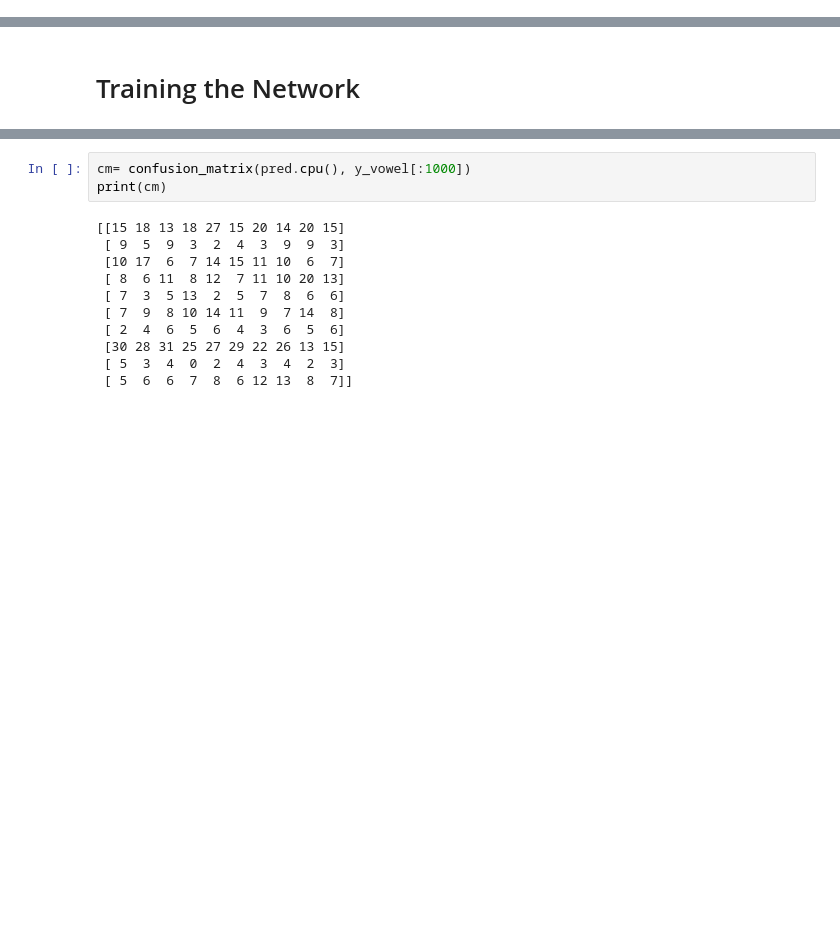
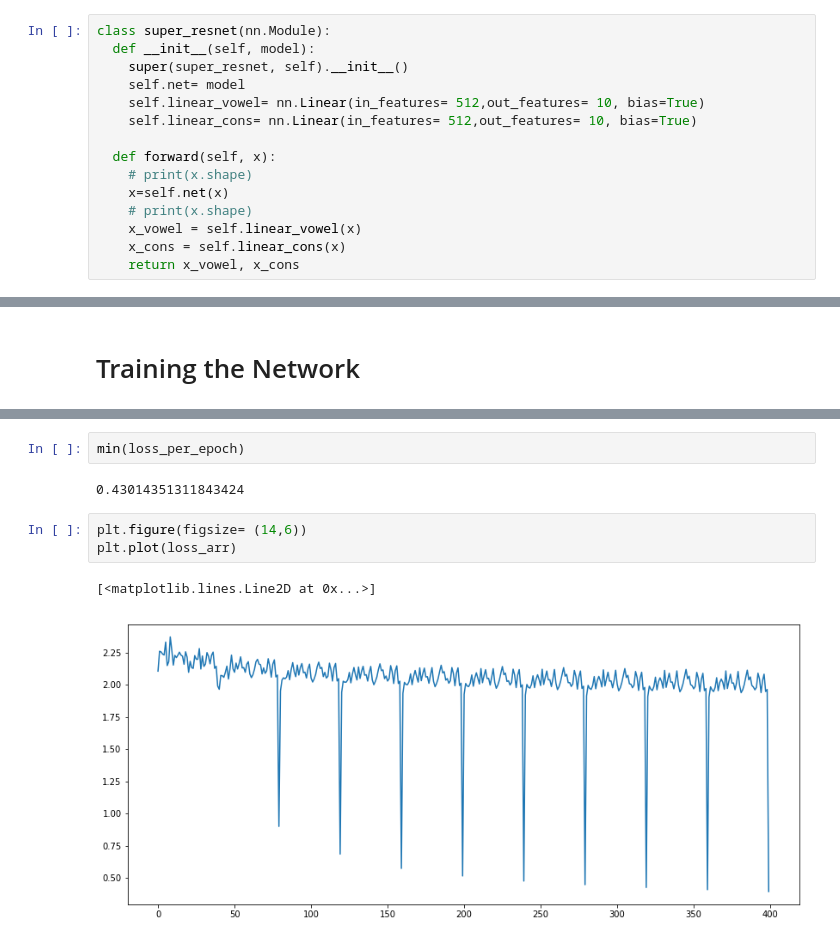
Before and after one commit to NavneetSajwan/Hindi-Vowel-Consonant-Classification, a Jupyter notebook: Hindi_Vowel_Consonant_Classification_data_preprocessing.ipynb, the cells around one changed output, grey strips where cells are left out. Cells and saved outputs as stored; diff of their text form; blank space fills up the shorter version.

```diff
--- a/Hindi_Vowel_Consonant_Classification_data_preprocessing.ipynb
+++ b/Hindi_Vowel_Consonant_Classification_data_preprocessing.ipynb
@@ -263,3 +260,18 @@ torch.Size([10])
+# %%
+class super_resnet(nn.Module):
+  def __init__(self, model):
+    super(super_resnet, self).__init__()
+    self.net= model
+    self.linear_vowel= nn.Linear(in_features= 512,out_features= 10, bias=True)
+    self.linear_cons= nn.Linear(in_features= 512,out_features= 10, bias=True)
+
+  def forward(self, x):
+    # print(x.shape)
+    x=self.net(x)
+    # print(x.shape)
+    x_vowel = self.linear_vowel(x)
+    x_cons = self.linear_cons(x)
+    return x_vowel, x_cons
 # %% [markdown]
 # Creating the Evaluation function
 # %%
@@ -376,14 +376,10 @@ print(cm)
-# %%
-cm= confusion_matrix(pred.cpu(), y_vowel[:1000])
-print(cm)
-# %% [output]
-[[15 18 13 18 27 15 20 14 20 15]
- [ 9  5  9  3  2  4  3  9  9  3]
- [10 17  6  7 14 15 11 10  6  7]
- [ 8  6 11  8 12  7 11 10 20 13]
- [ 7  3  5 13  2  5  7  8  6  6]
- [ 7  9  8 10 14 11  9  7 14  8]
- [ 2  4  6  5  6  4  3  6  5  6]
- [30 28 31 25 27 29 22 26 13 15]
- [ 5  3  4  0  2  4  3  4  2  3]
- [ 5  6  6  7  8  6 12 13  8  7]]
+# %%
+min(loss_per_epoch)
+# %% [output]
+0.43014351311843424
+# %%
+plt.figure(figsize= (14,6))
+plt.plot(loss_arr)
+# %% [output]
+[<matplotlib.lines.Line2D at 0x...>]
+[figure, added]
```
Also changed, not shown: parts of 21 cells of this notebook.
